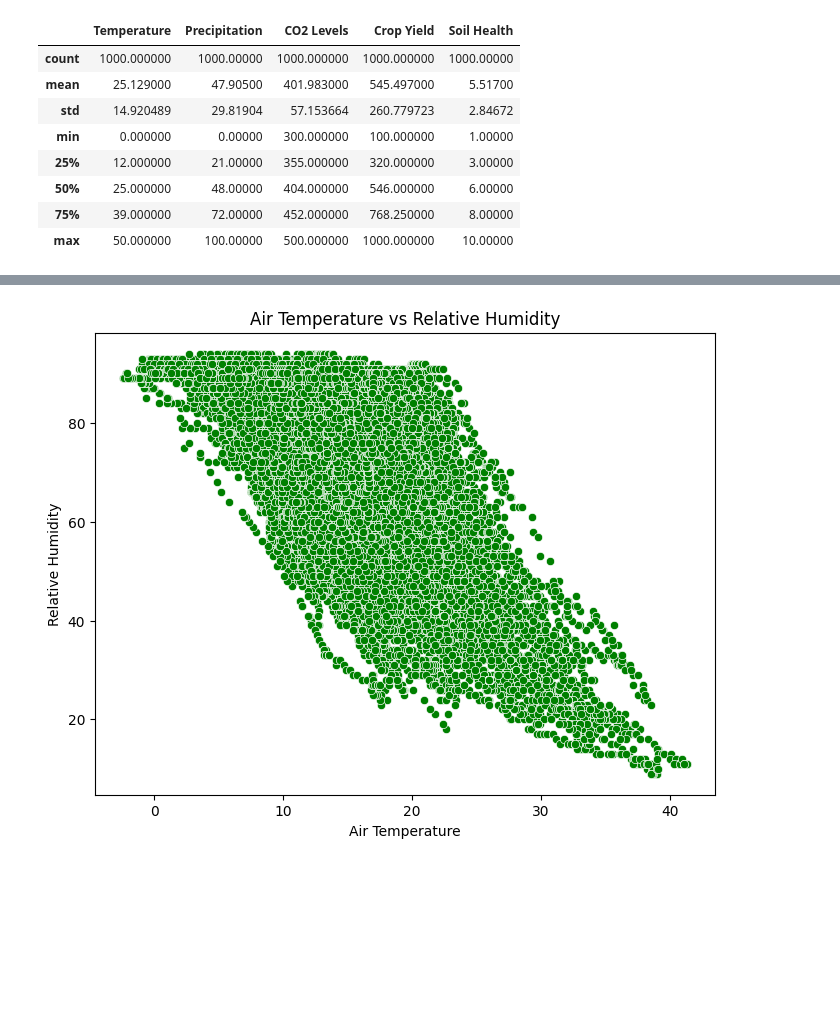
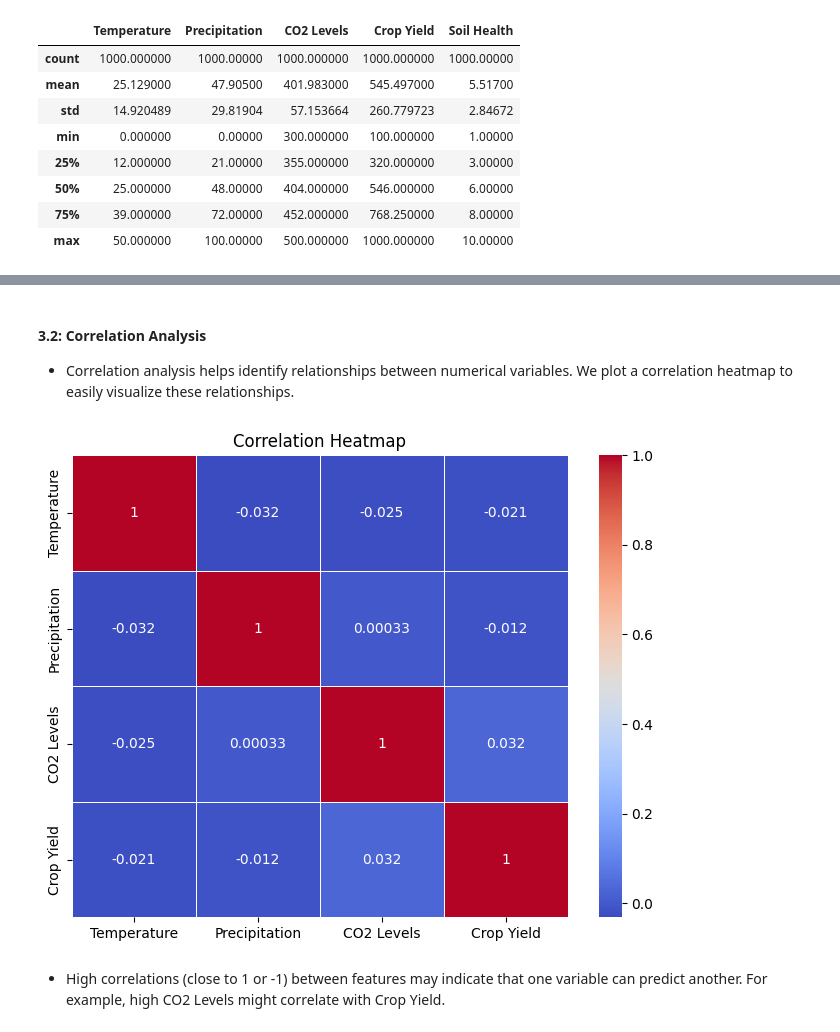
Before and after one commit to Dan9704/COS30049-Computing-Technology-Innovation-Project, a Jupyter notebook: Assignment2/Data_Analysis/data_anaylysis_climate_change_on_crop.ipynb, the cells around one changed output, grey strips where cells are left out. Drawn from its saved outputs; the diff is of its cells as text; code cells hidden in the pictures; blank space fills up the shorter version.

```diff
--- a/Assignment2/Data_Analysis/data_anaylysis_climate_change_on_crop.ipynb
+++ b/Assignment2/Data_Analysis/data_anaylysis_climate_change_on_crop.ipynb
@@ -90,17 +72,18 @@ plt.show()
-# %%
-import seaborn as sns
-import matplotlib.pyplot as plt
-import pandas as pd
-
-# Load the DataFrame from a CSV file
-df = pd.read_csv('ceberus_combined_output.csv')
-
-# Scatter plot for air temperature vs humidity
-plt.figure(figsize=(8, 6))
-sns.scatterplot(x='air_temperature', y='rel-humidity', data=df, color='green')
-plt.xlabel('Air Temperature')
-plt.ylabel('Relative Humidity')
-plt.title('Air Temperature vs Relative Humidity')
-plt.show()
-# %% [output]
-[figure, removed]
+# %% [markdown]
+#### 3.2: Correlation Analysis
+- Correlation analysis helps identify relationships between numerical variables. We plot a correlation heatmap to easily visualize these relationships.
+# %%
+import seaborn as sns
+
+# Calculate correlation matrix for numerical columns
+corr_matrix = df[['Temperature', 'Precipitation', 'CO2 Levels', 'Crop Yield']].corr()
+
+# Plot heatmap
+plt.figure(figsize=(8, 6))
+sns.heatmap(corr_matrix, annot=True, cmap='coolwarm', linewidths=0.5)
+plt.title('Correlation Heatmap')
+plt.show()
+# %% [output]
+[figure, added]
+# %% [markdown]
+- High correlations (close to 1 or -1) between features may indicate that one variable can predict another. For example, high CO2 Levels might correlate with Crop Yield.
```
Also changed, not shown: parts of 6 cells of this notebook.
